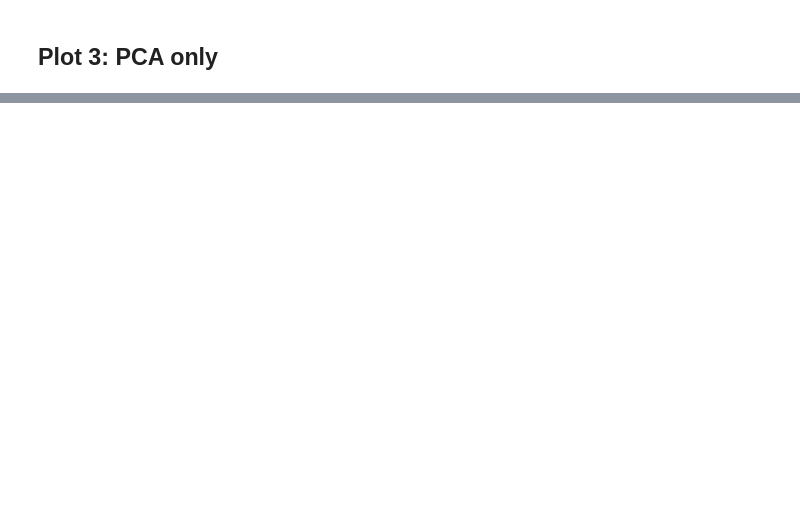
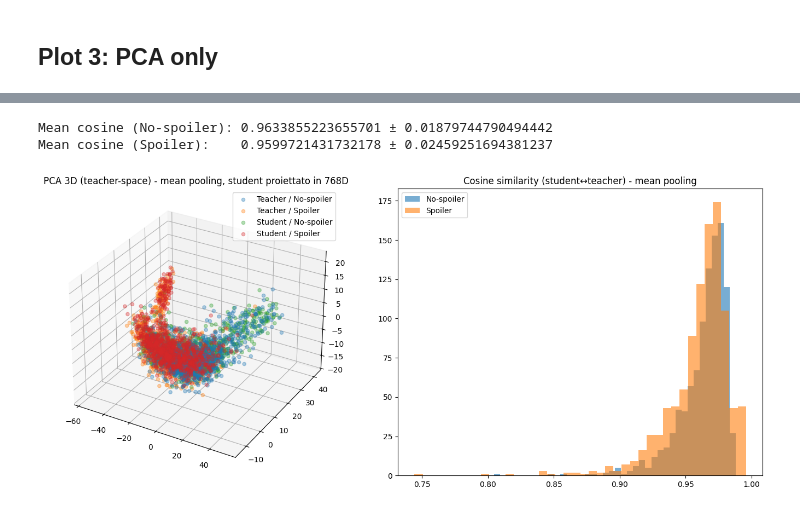
Before and after one commit to MarcoColan01/nlp.project-Colangelo-2526, a Jupyter notebook: notebooks/6_emb_attn_exploration.ipynb, the cells around one changed output, grey strips where cells are left out. Cells and saved outputs as stored; diff of their text form; code cells hidden in the pictures; blank space fills up the shorter version.

```diff
--- a/notebooks/6_emb_attn_exploration.ipynb
+++ b/notebooks/6_emb_attn_exploration.ipynb
@@ -289,0 +58,10 @@ plt.show()
+# %%
+device = "cuda" if torch.cuda.is_available() else "cpu"
+print("Device:", device)
+
+tokenizer = AutoTokenizer.from_pretrained("bert-base-uncased", use_fast=True)
+
+teacher = AutoModelForSequenceClassification.from_pretrained(teacher_path).to(device).eval()
+
+# core HF (student backbone) dal checkpoint fase 1
+student_core = AutoModelForSequenceClassification.from_pretrained(phase1_ckpt_path).to(device).eval()
@@ -289,0 +195,39 @@ plt.show()
+# %%
+def cosine(a, b, eps=1e-9):
+    a = a / (np.linalg.norm(a, axis=1, keepdims=True) + eps)
+    b = b / (np.linalg.norm(b, axis=1, keepdims=True) + eps)
+    return (a * b).sum(axis=1)
+
+cos_sim = cosine(S, T)
+
+print("Mean cosine (No-spoiler):", float(cos_sim[y==0].mean()), "±", float(cos_sim[y==0].std()))
+print("Mean cosine (Spoiler):   ", float(cos_sim[y==1].mean()), "±", float(cos_sim[y==1].std()))
+# %% [output]
+Mean cosine (No-spoiler): 0.9633855223655701 ± 0.01879744790494442
+Mean cosine (Spoiler):    0.9599721431732178 ± 0.02459251694381237
+# %%
+from mpl_toolkits.mplot3d import Axes3D  # noqa
+
+fig = plt.figure(figsize=(14, 6))
+
+ax = fig.add_subplot(121, projection="3d")
+# Teacher
+ax.scatter(T3[y==0,0], T3[y==0,1], T3[y==0,2], marker="o", alpha=0.35, label="Teacher / No-spoiler")
+ax.scatter(T3[y==1,0], T3[y==1,1], T3[y==1,2], marker="o", alpha=0.35, label="Teacher / Spoiler")
+# Student
+ax.scatter(S3[y==0,0], S3[y==0,1], S3[y==0,2], marker="o", alpha=0.35, label="Student / No-spoiler")
+ax.scatter(S3[y==1,0], S3[y==1,1], S3[y==1,2], marker="o", alpha=0.35, label="Student / Spoiler")
+
+ax.set_title("PCA 3D (teacher-space) - mean pooling, student proiettato in 768D")
+ax.legend(loc="best")
+
+ax2 = fig.add_subplot(122)
+ax2.hist(cos_sim[y==0], bins=40, alpha=0.6, label="No-spoiler")
+ax2.hist(cos_sim[y==1], bins=40, alpha=0.6, label="Spoiler")
+ax2.set_title("Cosine similarity (student↔teacher) - mean pooling")
+ax2.legend()
+
+plt.tight_layout()
+plt.show()
+# %% [output]
+[figure, added]
```
Also changed, not shown: parts of 25 cells of this notebook, 3 other files.
